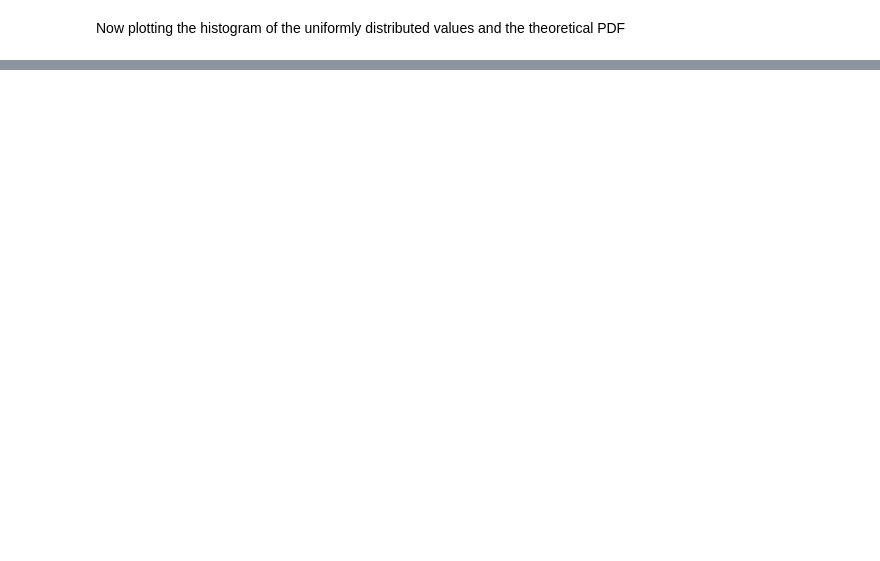
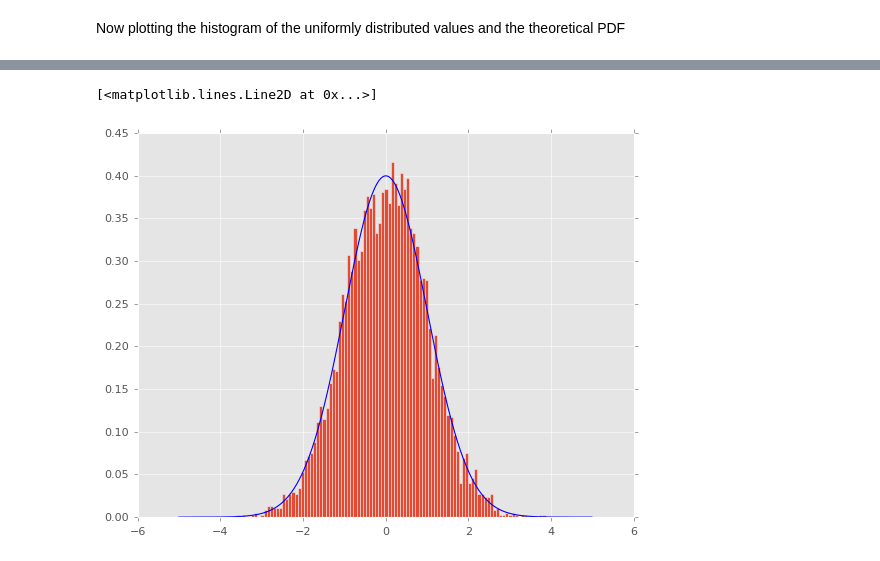
Before and after one commit to Twaal/Statistical_Signal_Processing_IN5340, a Jupyter notebook: Project_1/project_1.ipynb, the cells around one changed output, grey strips where cells are left out. Saved outputs shown, nothing was run; the diff lists cells and outputs as text; code cells hidden in the pictures; blank space fills up the shorter version.

```diff
--- a/Project_1/project_1.ipynb
+++ b/Project_1/project_1.ipynb
@@ -98,0 +121,7 @@ plt.plot(theory_x, theory_y, 'g')
+# %%
+fig, ax0 = plt.subplots(ncols=1, nrows=1) #creating plot axes
+(values, bins, _) = ax0.hist(normal_dist,bins=100,density=True,label="Histogram of samples")
+plt.plot(x_axis, norm.pdf(x_axis, mean, np.sqrt(variance)), 'b')
+# %% [output]
+[<matplotlib.lines.Line2D at 0x...>]
+[figure, added]
```
Also changed, not shown: parts of 10 cells of this notebook.
